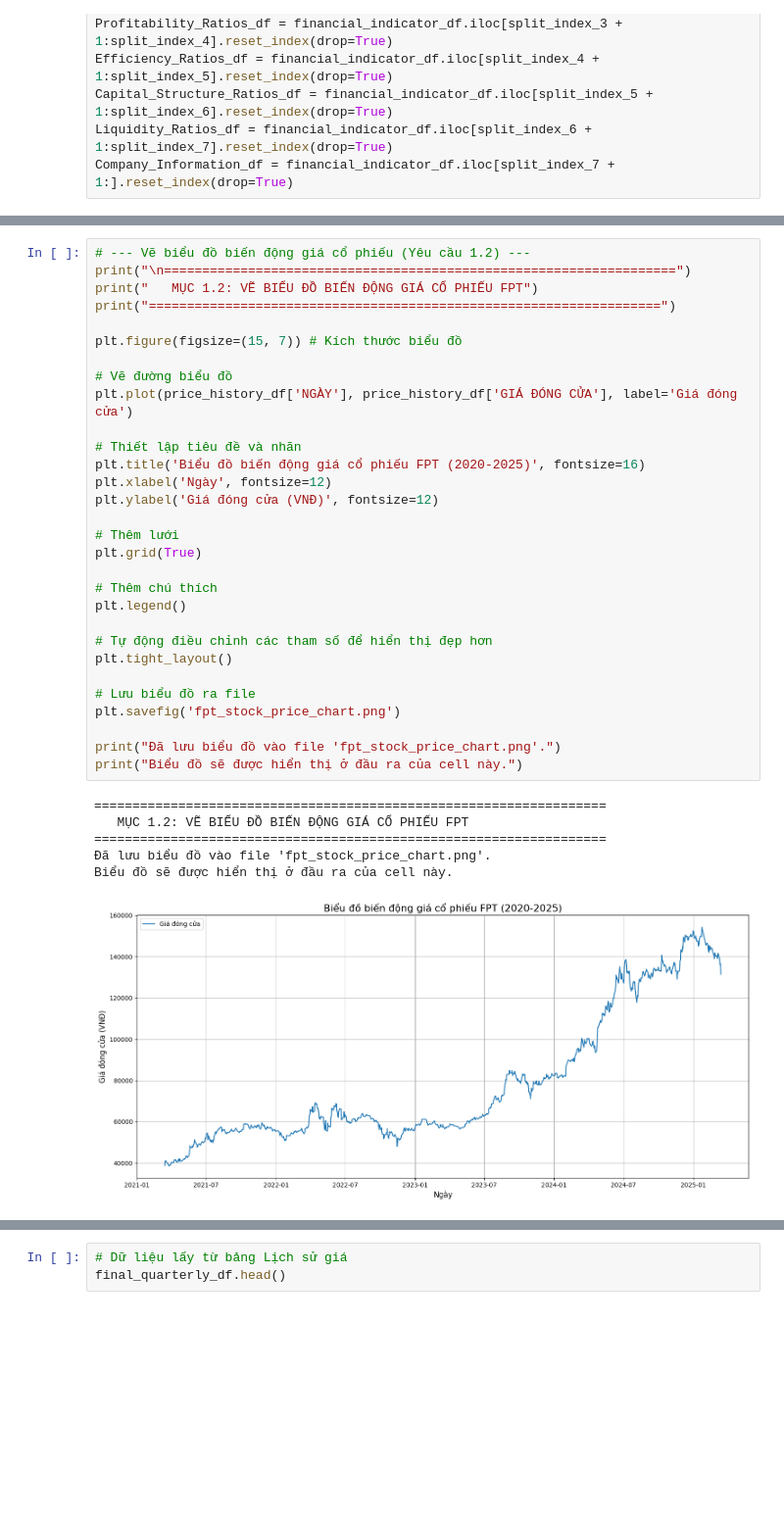
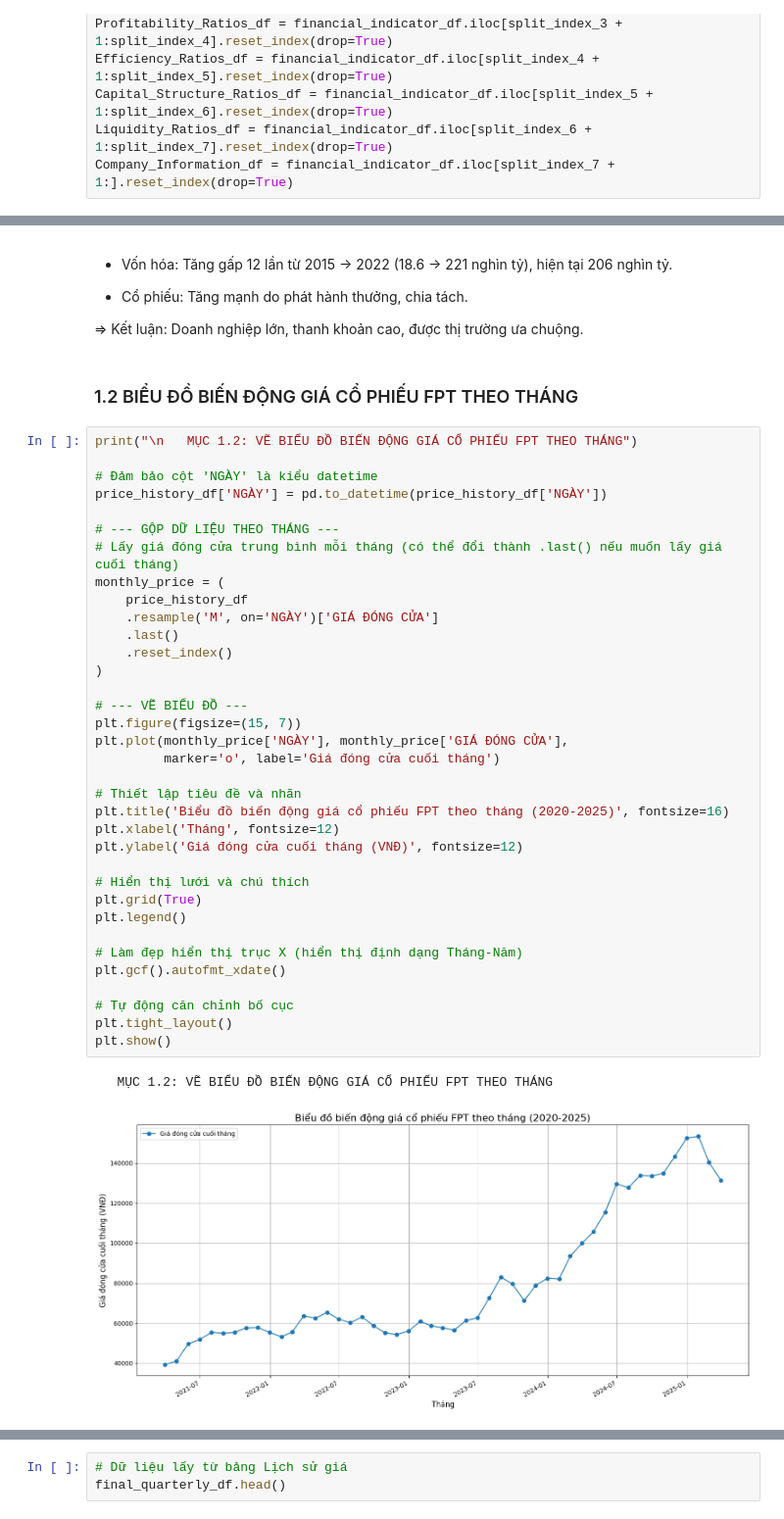
Before and after one commit to DangShark/Data_Mining, a Jupyter notebook: final_report.ipynb, the cells around one changed output, grey strips where cells are left out. Shown at 98% size. Saved outputs shown, nothing was run; the diff lists cells and outputs as text; blank space fills up the shorter version.

```diff
--- a/final_report.ipynb
+++ b/final_report.ipynb
@@ -251,37 +419,46 @@ Length: 62, dtype: float64
+# %% [markdown]
+- Vốn hóa: Tăng gấp 12 lần từ 2015 → 2022 (18.6 → 221 nghìn tỷ), hiện tại 206 nghìn tỷ.
+
+- Cổ phiếu: Tăng mạnh do phát hành thưởng, chia tách.
+
+=> Kết luận: Doanh nghiệp lớn, thanh khoản cao, được thị trường ưa chuộng.
+# %% [markdown]
+### 1.2 BIỂU ĐỒ BIẾN ĐỘNG GIÁ CỔ PHIẾU FPT THEO THÁNG
 # %%
-# --- Vẽ biểu đồ biến động giá cổ phiếu (Yêu cầu 1.2) ---
-print("\n===================================================================")
-print("   MỤC 1.2: VẼ BIỂU ĐỒ BIẾN ĐỘNG GIÁ CỔ PHIẾU FPT")
-print("===================================================================")
+print("\n   MỤC 1.2: VẼ BIỂU ĐỒ BIẾN ĐỘNG GIÁ CỔ PHIẾU FPT THEO THÁNG")
 
-plt.figure(figsize=(15, 7)) # Kích thước biểu đồ
+# Đảm bảo cột 'NGÀY' là kiểu datetime
+price_history_df['NGÀY'] = pd.to_datetime(price_history_df['NGÀY'])
 
-# Vẽ đường biểu đồ
-plt.plot(price_history_df['NGÀY'], price_history_df['GIÁ ĐÓNG CỬA'], label='Giá đóng cửa')
+# --- GỘP DỮ LIỆU THEO THÁNG ---
+# Lấy giá đóng cửa trung bình mỗi tháng (có thể đổi thành .last() nếu muốn lấy giá cuối tháng)
+monthly_price = (
+    price_history_df
+    .resample('M', on='NGÀY')['GIÁ ĐÓNG CỬA']
+    .last()
+    .reset_index()
+)
+
+# --- VẼ BIỂU ĐỒ ---
+plt.figure(figsize=(15, 7))
+plt.plot(monthly_price['NGÀY'], monthly_price['GIÁ ĐÓNG CỬA'],
+         marker='o', label='Giá đóng cửa cuối tháng')
 
 # Thiết lập tiêu đề và nhãn
-plt.title('Biểu đồ biến động giá cổ phiếu FPT (2020-2025)', fontsize=16)
-plt.xlabel('Ngày', fontsize=12)
-plt.ylabel('Giá đóng cửa (VNĐ)', fontsize=12)
+plt.title('Biểu đồ biến động giá cổ phiếu FPT theo tháng (2020-2025)', fontsize=16)
+plt.xlabel('Tháng', fontsize=12)
+plt.ylabel('Giá đóng cửa cuối tháng (VNĐ)', fontsize=12)
 
-# Thêm lưới
+# Hiển thị lưới và chú thích
 plt.grid(True)
-
-# Thêm chú thích
 plt.legend()
 
-# Tự động điều chỉnh các tham số để hiển thị đẹp hơn
+# Làm đẹp hiển thị trục X (hiển thị định dạng Tháng-Năm)
+plt.gcf().autofmt_xdate()
+
+# Tự động căn chỉnh bố cục
 plt.tight_layout()
-
-# Lưu biểu đồ ra file
-plt.savefig('fpt_stock_price_chart.png')
-
-print("Đã lưu biểu đồ vào file 'fpt_stock_price_chart.png'.")
-print("Biểu đồ sẽ được hiển thị ở đầu ra của cell này.")
+plt.show()
 # %% [output]
-===================================================================
-   MỤC 1.2: VẼ BIỂU ĐỒ BIẾN ĐỘNG GIÁ CỔ PHIẾU FPT
-===================================================================
-Đã lưu biểu đồ vào file 'fpt_stock_price_chart.png'.
-Biểu đồ sẽ được hiển thị ở đầu ra của cell này.
+   MỤC 1.2: VẼ BIỂU ĐỒ BIẾN ĐỘNG GIÁ CỔ PHIẾU FPT THEO THÁNG
-[figure, old version]
+[figure, new version]
```
Also changed, not shown: parts of 38 cells of this notebook, 1 other file.
